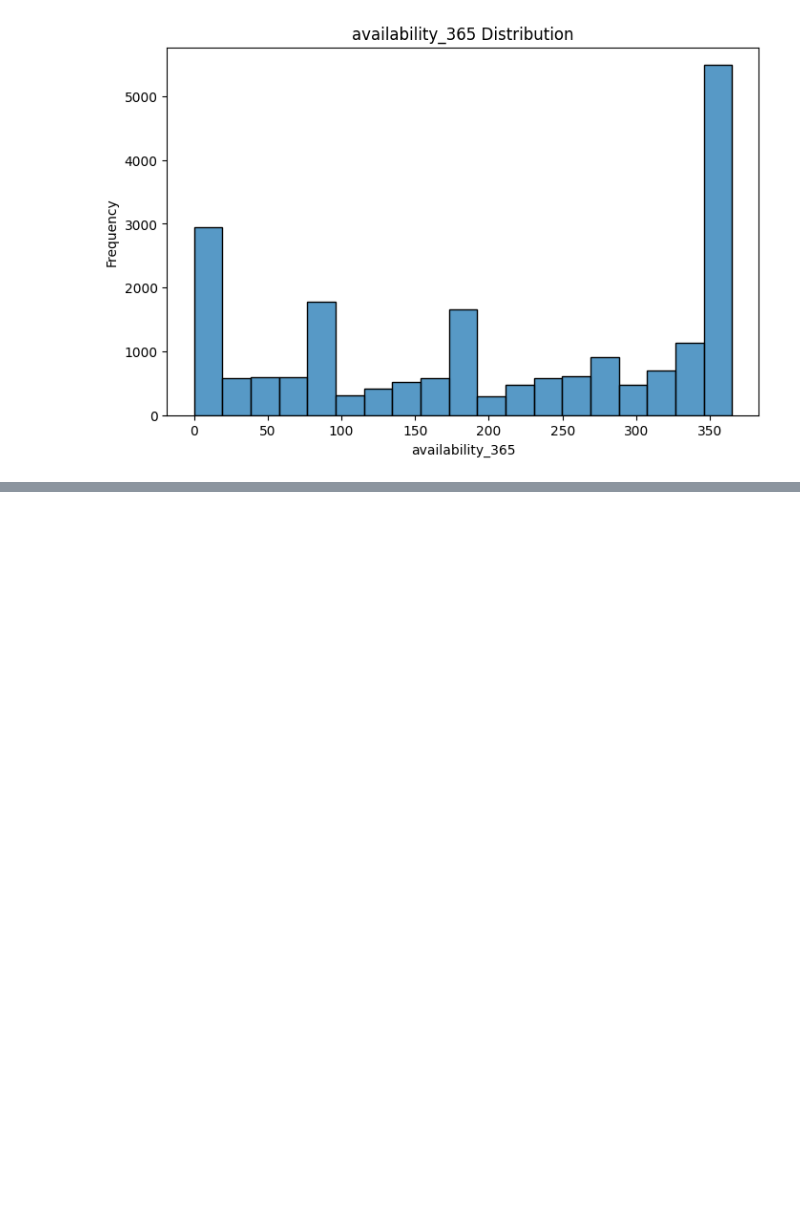
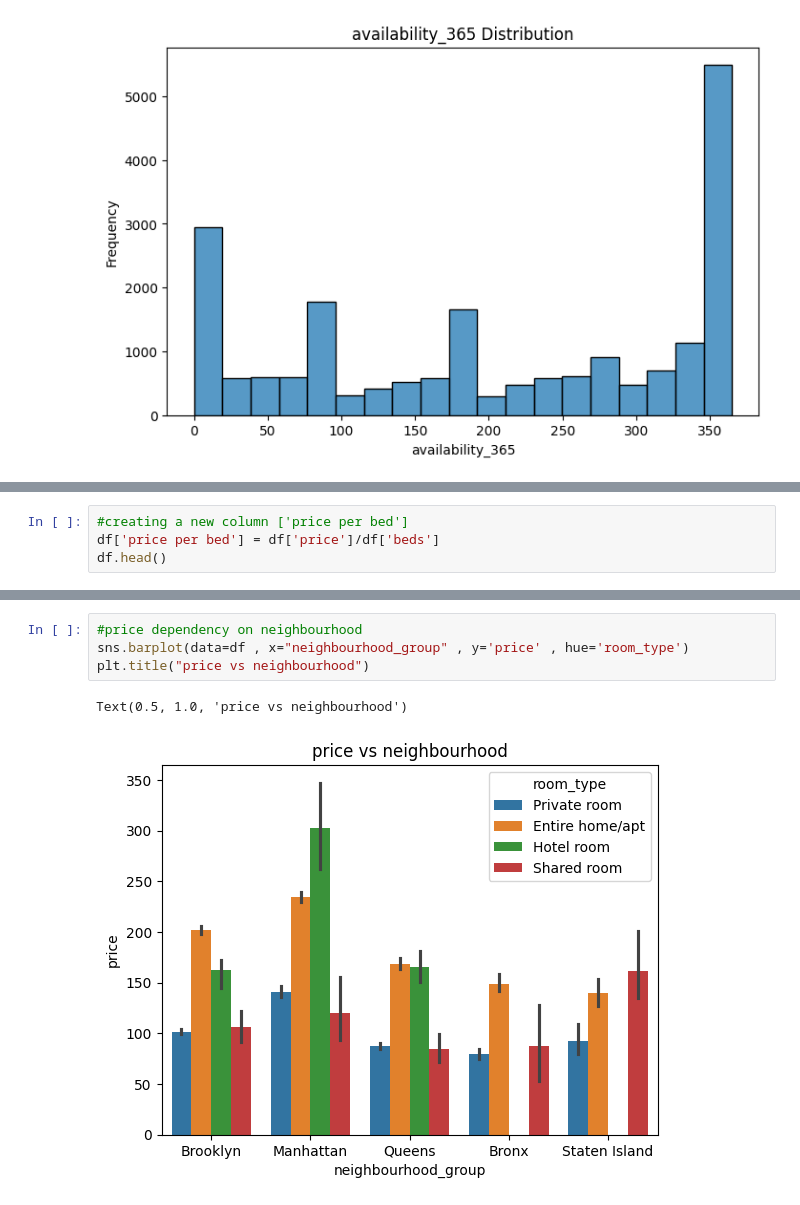
Before and after one commit to Mahima-Dewangan/Airbnb_EDA_Project, a Jupyter notebook: project.ipynb, the cells around one changed output, grey strips where cells are left out. Drawn from its saved outputs; the diff is of its cells as text; blank space fills up the shorter version.

```diff
--- a/project.ipynb
+++ b/project.ipynb
@@ -322,0 +325,4 @@ Name: price, dtype: float64
+# %%
+#creating a new column ['price per bed']
+df['price per bed'] = df['price']/df['beds']
+df.head()
@@ -322,0 +365,7 @@ Name: price, dtype: float64
+# %%
+#price dependency on neighbourhood
+sns.barplot(data=df , x="neighbourhood_group" , y='price' , hue='room_type')
+plt.title("price vs neighbourhood")
+# %% [output]
+Text(0.5, 1.0, 'price vs neighbourhood')
+[figure, added]
```
Also changed, not shown: parts of 8 cells of this notebook.
